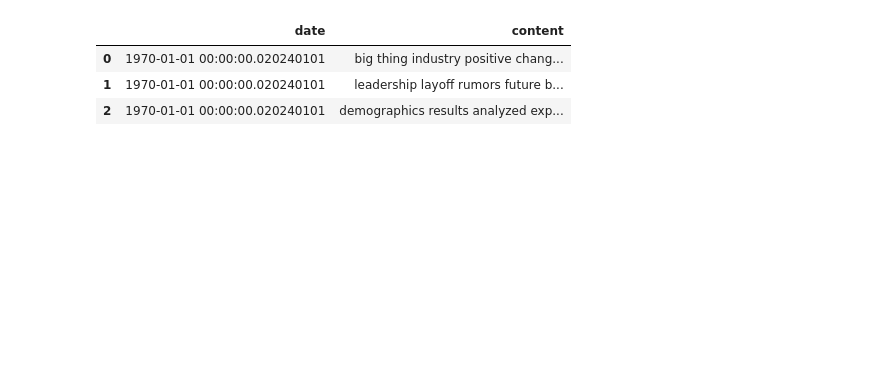
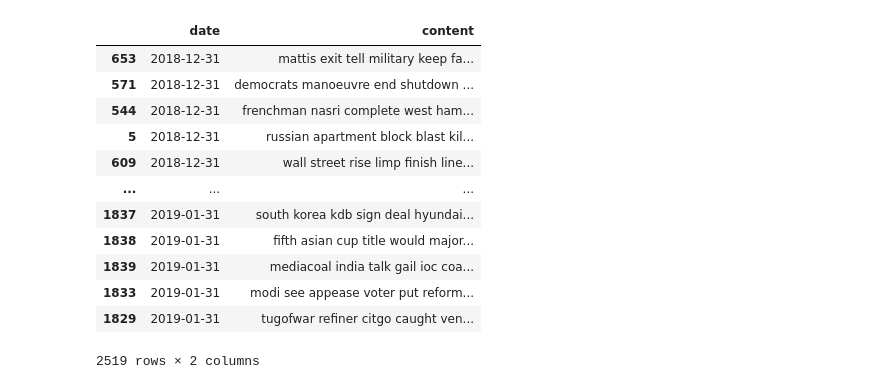
Before and after one commit to hanhy/MFIN7036, a Jupyter notebook: group_project/Vectorization+Clustering/Clusture_total.ipynb, the cells around one changed output. Drawn from its saved outputs; the diff is of its cells as text; code cells hidden in the pictures; blank space fills up the shorter version.

```diff
--- a/group_project/Vectorization+Clustering/Clusture_total.ipynb
+++ b/group_project/Vectorization+Clustering/Clusture_total.ipynb
@@ -14,15 +14,24 @@ import nltk
 from nltk.tokenize import word_tokenize
 from wordcloud import WordCloud
 # %%
-test_data = pd.read_excel('data/test.xlsx')
+test_data = pd.read_csv('data\processed_articles_V8.csv')
 test_data['content'] = test_data['title'] + test_data['body']
 test_data = test_data.drop(columns=['title','body'])
 test_data['date'] = pd.to_datetime(test_data['date'])
 test_data = test_data.sort_values(by='date')
-test_data['content'] = test_data['content'].apply(lambda x: ' '.join(x.split(', ')))
+test_data['content'] = test_data['content'].apply(lambda x: ' '.join(x.split(',')))
 test_data
 # %% [output]
 |  | date | content |
-| 0 | 1970-01-01 00:00:00.020240101 | big thing industry positive chang... |
-| 1 | 1970-01-01 00:00:00.020240101 | leadership layoff rumors future b... |
-| 2 | 1970-01-01 00:00:00.020240101 | demographics results analyzed exp... |
+| 653 | 2018-12-31 | mattis exit tell military keep fa... |
+| 571 | 2018-12-31 | democrats manoeuvre end shutdown ... |
+| 544 | 2018-12-31 | frenchman nasri complete west ham... |
+| 5 | 2018-12-31 | russian apartment block blast kil... |
+| 609 | 2018-12-31 | wall street rise limp finish line... |
+| ... | ... | ... |
+| 1837 | 2019-01-31 | south korea kdb sign deal hyundai... |
+| 1838 | 2019-01-31 | fifth asian cup title would major... |
+| 1839 | 2019-01-31 | mediacoal india talk gail ioc coa... |
+| 1833 | 2019-01-31 | modi see appease voter put reform... |
+| 1829 | 2019-01-31 | tugofwar refiner citgo caught ven... |
+2519 rows × 2 columns
```
Also changed, not shown: parts of 8 cells of this notebook, 3 other files.
